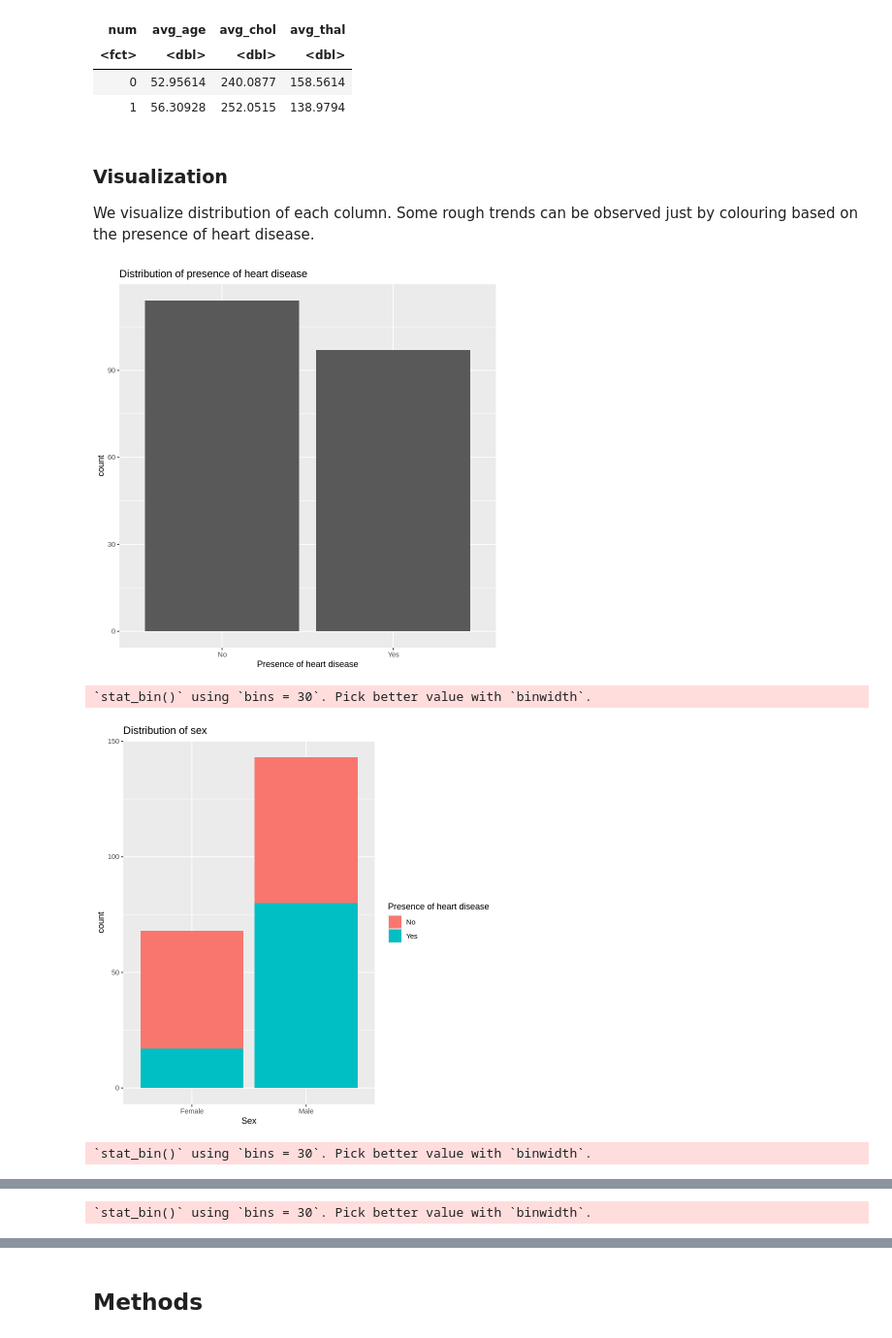
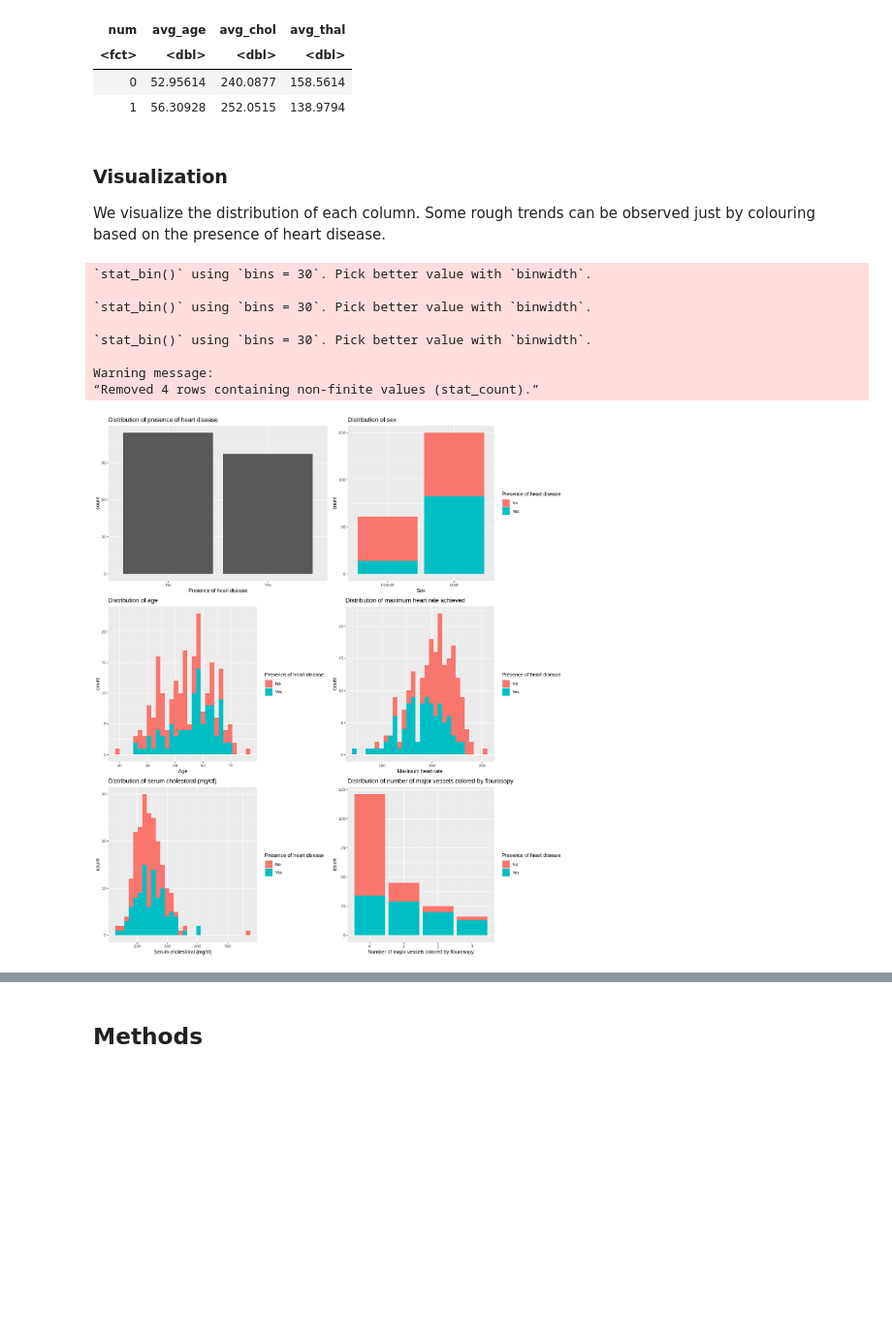
Before and after one commit to shivangibharani/GroupProject, a Jupyter notebook: heart_disease.ipynb, the cells around one changed output, grey strips where cells are left out. Shown at 97% size. Cells and saved outputs as stored; diff of their text form; code cells hidden in the pictures; blank space fills up the shorter version.

Commit message:
combine plots

```diff
--- a/heart_disease.ipynb
+++ b/heart_disease.ipynb
@@ -139,46 +139,52 @@ A tibble: 2 × 4
 | 1 | 56.30928 | 252.0515 | 138.9794 |
 # %% [markdown]
 ### Visualization
-We visualize distribution of each column. Some rough trends can be observed just by colouring based on the presence of heart disease.
+We visualize the distribution of each column. Some rough trends can be observed just by colouring based on the presence of heart disease.
 # %%
 num_plot <- ggplot(heart_train, aes(x = num)) +
     geom_bar() +
     labs(x = "Presence of heart disease", title = "Distribution of presence of heart disease")+
     scale_x_discrete(labels = c('No','Yes'))
-num_plot
 
 sex_plot <- ggplot(heart_train, aes(x= sex, fill = num)) +
     geom_bar(position = "stack") +
     labs(x = "Sex", title = "Distribution of sex", fill = "Presence of heart disease") +
     scale_fill_hue(labels = c("No", "Yes"))+
     scale_x_discrete(labels = c('Female','Male'))
-sex_plot
+
 
 age_plot <- ggplot(heart_train, aes(x= age, fill = num)) +
     geom_histogram(position = "stack") +
     labs(x = "Age", title = "Distribution of age", fill = "Presence of heart disease") +
     scale_fill_hue(labels = c("No", "Yes"))
-age_plot
+
 
 chol_plot <- ggplot(heart_train, aes(x= chol, fill = num)) +
     geom_histogram(position = "stack") +
     labs(x = "Serum cholestoral (mg/dl)", title = "Distribution of serum cholestoral (mg/dl)", fill = "Presence of heart disease") +
     scale_fill_hue(labels = c("No", "Yes"))
-chol_plot
+
 
 thalach_plot <- ggplot(heart_train, aes(x= thalach, fill = num)) +
     geom_histogram(position = "stack") +
     labs(x = "Maximum heart rate", title = "Distribution of maximum heart rate achieved", fill = "Presence of heart disease") +
     scale_fill_hue(labels = c("No", "Yes"))
-thalach_plot
+
 
 ca_plot <- ggplot(heart_train, aes(x= ca, fill = num)) +
     geom_bar(position = "stack")+
     labs(x = "Number of major vessels colored by flourosopy", title = "Distribution of number of major vessels colored by flourosopy", fill = "Presence of heart disease") +
     scale_fill_hue(labels = c("No", "Yes"))
-ca_plot
+
+options(repr.plot.width = 14, repr.plot.height = 16)
+grid.arrange(num_plot, sex_plot, age_plot,thalach_plot, chol_plot, ca_plot, ncol = 2)
 # %% [output]
+`stat_bin()` using `bins = 30`. Pick better value with `binwidth`.
+
+`stat_bin()` using `bins = 30`. Pick better value with `binwidth`.
+
+`stat_bin()` using `bins = 30`. Pick better value with `binwidth`.
+
+Warning message:
+“Removed 4 rows containing non-finite values (stat_count).”
-[figure, old version]
+[figure, new version]
-`stat_bin()` using `bins = 30`. Pick better value with `binwidth`.
-[figure, removed]
-`stat_bin()` using `bins = 30`. Pick better value with `binwidth`.
@@ -186 +190,0 @@ ca_plot
-`stat_bin()` using `bins = 30`. Pick better value with `binwidth`.
```
Also changed, not shown: parts of 2 cells of this notebook.
